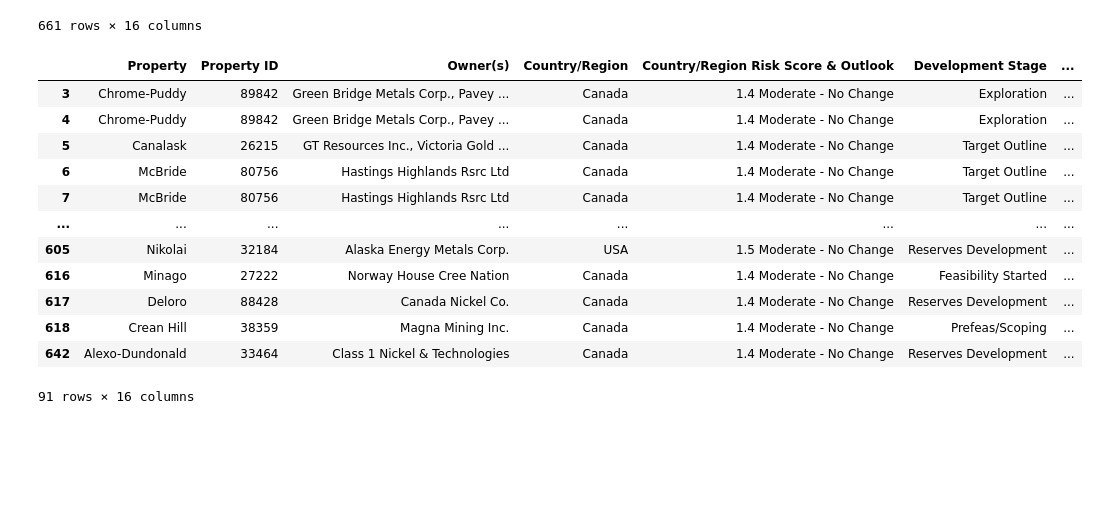
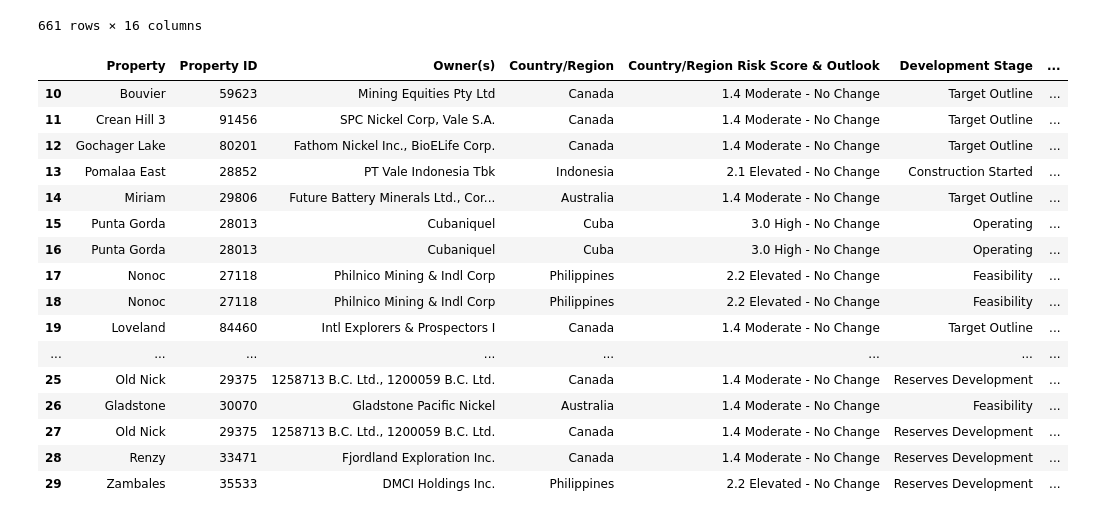
Before and after one commit to changbatterygroup/CriticalMinerals, a Jupyter notebook: graph_test.ipynb, the cells around one changed output. Saved outputs shown, nothing was run; the diff lists cells and outputs as text; code cells hidden in the pictures; blank space fills up the shorter version.

```diff
--- a/graph_test.ipynb
+++ b/graph_test.ipynb
@@ -61,22 +61,26 @@ combined
 # %%
 C = combined.copy()
 usca = C[C["Primary Mineral"].isin(["Cobalt", "Nickel", "Manganese"]) &
          C["Country/Region"].isin(["USA", "Canada"])]
-usca
+C[10:30]
 # %% [output]
 |  | Property | Property ID | Owner(s) | Country/Region | Country/Region Risk Score & Outlook | Development Stage | ... |
-| 3 | Chrome-Puddy | 89842 | Green Bridge Metals Corp., Pavey ... | Canada | 1.4 Moderate - No Change | Exploration | ... |
-| 4 | Chrome-Puddy | 89842 | Green Bridge Metals Corp., Pavey ... | Canada | 1.4 Moderate - No Change | Exploration | ... |
-| 5 | Canalask | 26215 | GT Resources Inc., Victoria Gold ... | Canada | 1.4 Moderate - No Change | Target Outline | ... |
-| 6 | McBride | 80756 | Hastings Highlands Rsrc Ltd | Canada | 1.4 Moderate - No Change | Target Outline | ... |
-| 7 | McBride | 80756 | Hastings Highlands Rsrc Ltd | Canada | 1.4 Moderate - No Change | Target Outline | ... |
+| 10 | Bouvier | 59623 | Mining Equities Pty Ltd | Canada | 1.4 Moderate - No Change | Target Outline | ... |
+| 11 | Crean Hill 3 | 91456 | SPC Nickel Corp, Vale S.A. | Canada | 1.4 Moderate - No Change | Target Outline | ... |
+| 12 | Gochager Lake | 80201 | Fathom Nickel Inc., BioELife Corp. | Canada | 1.4 Moderate - No Change | Target Outline | ... |
+| 13 | Pomalaa East | 28852 | PT Vale Indonesia Tbk | Indonesia | 2.1 Elevated - No Change | Construction Started | ... |
+| 14 | Miriam | 29806 | Future Battery Minerals Ltd., Cor... | Australia | 1.4 Moderate - No Change | Target Outline | ... |
+| 15 | Punta Gorda | 28013 | Cubaniquel | Cuba | 3.0 High - No Change | Operating | ... |
+| 16 | Punta Gorda | 28013 | Cubaniquel | Cuba | 3.0 High - No Change | Operating | ... |
+| 17 | Nonoc | 27118 | Philnico Mining & Indl Corp | Philippines | 2.2 Elevated - No Change | Feasibility | ... |
+| 18 | Nonoc | 27118 | Philnico Mining & Indl Corp | Philippines | 2.2 Elevated - No Change | Feasibility | ... |
+| 19 | Loveland | 84460 | Intl Explorers & Prospectors I | Canada | 1.4 Moderate - No Change | Target Outline | ... |
 | ... | ... | ... | ... | ... | ... | ... | ... |
-| 605 | Nikolai | 32184 | Alaska Energy Metals Corp. | USA | 1.5 Moderate - No Change | Reserves Development | ... |
-| 616 | Minago | 27222 | Norway House Cree Nation | Canada | 1.4 Moderate - No Change | Feasibility Started | ... |
-| 617 | Deloro | 88428 | Canada Nickel Co. | Canada | 1.4 Moderate - No Change | Reserves Development | ... |
-| 618 | Crean Hill | 38359 | Magna Mining Inc. | Canada | 1.4 Moderate - No Change | Prefeas/Scoping | ... |
-| 642 | Alexo-Dundonald | 33464 | Class 1 Nickel & Technologies | Canada | 1.4 Moderate - No Change | Reserves Development | ... |
+| 25 | Old Nick | 29375 | 1258713 B.C. Ltd., 1200059 B.C. Ltd. | Canada | 1.4 Moderate - No Change | Reserves Development | ... |
+| 26 | Gladstone | 30070 | Gladstone Pacific Nickel | Australia | 1.4 Moderate - No Change | Feasibility | ... |
+| 27 | Old Nick | 29375 | 1258713 B.C. Ltd., 1200059 B.C. Ltd. | Canada | 1.4 Moderate - No Change | Reserves Development | ... |
+| 28 | Renzy | 33471 | Fjordland Exploration Inc. | Canada | 1.4 Moderate - No Change | Reserves Development | ... |
+| 29 | Zambales | 35533 | DMCI Holdings Inc. | Philippines | 2.2 Elevated - No Change | Reserves Development | ... |
-91 rows × 16 columns
 # %%
 C = combined.copy()
 usca = C[C["Primary Mineral"].isin(["Cobalt", "Nickel", "Manganese"]) &
```
Also changed, not shown: parts of 4 cells of this notebook, 7 other files.
